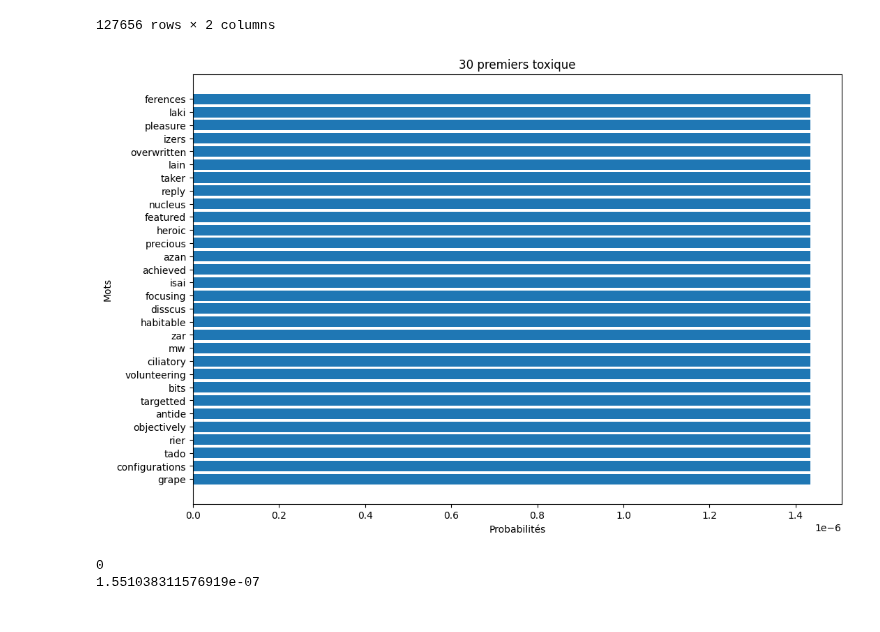
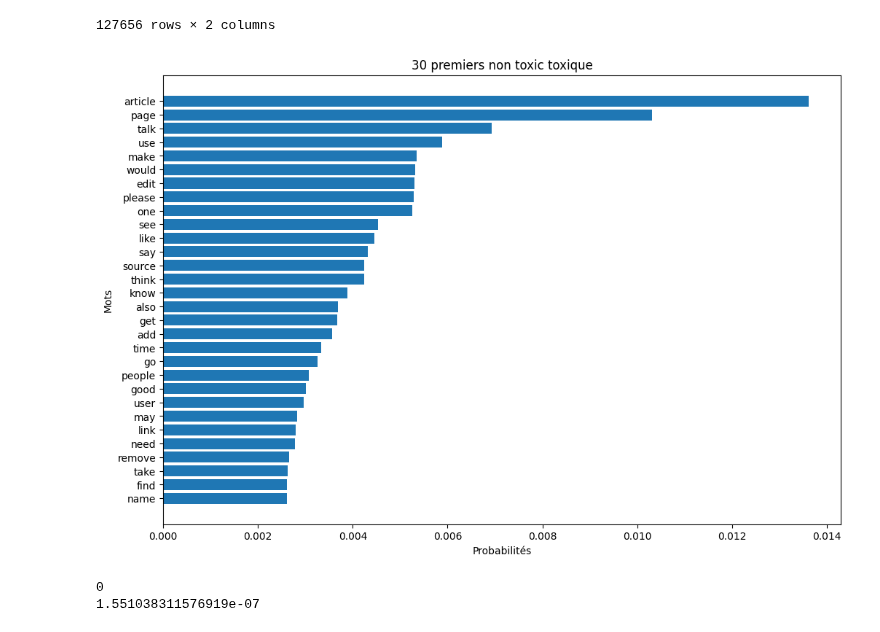
Before and after one commit to eithannak29/ToxicityBot, a Jupyter notebook: src/models/naives_bayes.ipynb, the cells around one changed output. Cells and saved outputs as stored; diff of their text form; code cells hidden in the pictures.

```diff
--- a/src/models/naives_bayes.ipynb
+++ b/src/models/naives_bayes.ipynb
@@ -398,7 +397,7 @@ k = 1
 
 for c in classes:
     class_df = df_train[df_train["overall_toxic"] == c]
-    mega_document = class_df["comment_text_gpt_tokenize_normalization"]
+    mega_document = class_df["comment_text_word_tokenize_full_normalization"]
     mega_strings = " ".join(mega_document)
     mega_tokens = word_tokenize(mega_strings)
     mega_count = Counter(mega_tokens)
@@ -409,23 +408,23 @@ for c in classes:
 # %%
 import matplotlib.pyplot as plt
 
 # Trier les éléments du dictionnaire par valeur décroissante et sélectionner les 30 premiers
-top_tokens = sorted(prob_dict[1].items(), key=lambda x: x[1], reverse=True)[:30]
+top_tokens = sorted(prob_dict[0].items(), key=lambda x: x[1], reverse=True)[:30]
 
 # Extraire les mots et les valeurs associées
 tokens = [token for token, _ in top_tokens]
 probs = [prob for _, prob in top_tokens]
 
 # Créer le graphique à barres horizontales
 plt.figure(figsize=(12, 8))  # Vous pouvez ajuster la taille pour mieux ajuster les étiquettes si nécessaire
 plt.barh(tokens, probs)
 plt.xlabel('Probabilités')
 plt.ylabel('Mots')
-plt.title('30 premiers toxique')
+plt.title('30 premiers non toxic toxique')
 plt.gca().invert_yaxis()  # Inverser l'axe des y pour que les valeurs les plus élevées apparaissent en haut
 plt.show()
 # %% [output]
-[figure, old version]
+[figure, new version]
 # %%
 print(mega_dict[1]["patrick"]) # ici on verifie le nombre de fois où "eithan" est présent dans les phrases non toxic (0)
 print(prob_dict[0]["like"]) # ici on verifie la prob par rapport au token et a la toxicité cf cours formule
```
Also changed, not shown: parts of 2 cells of this notebook, 3 other files.
